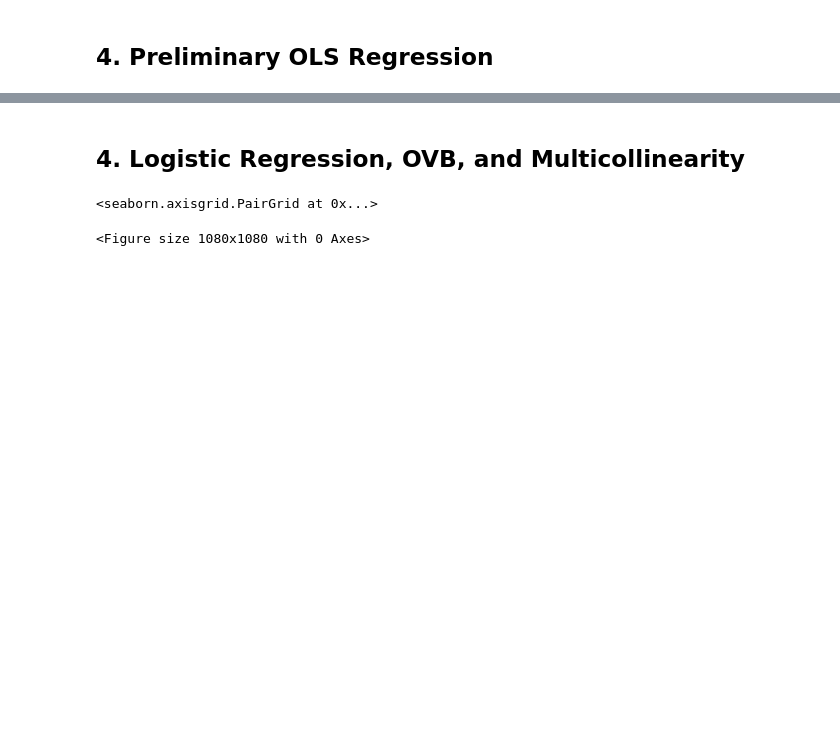
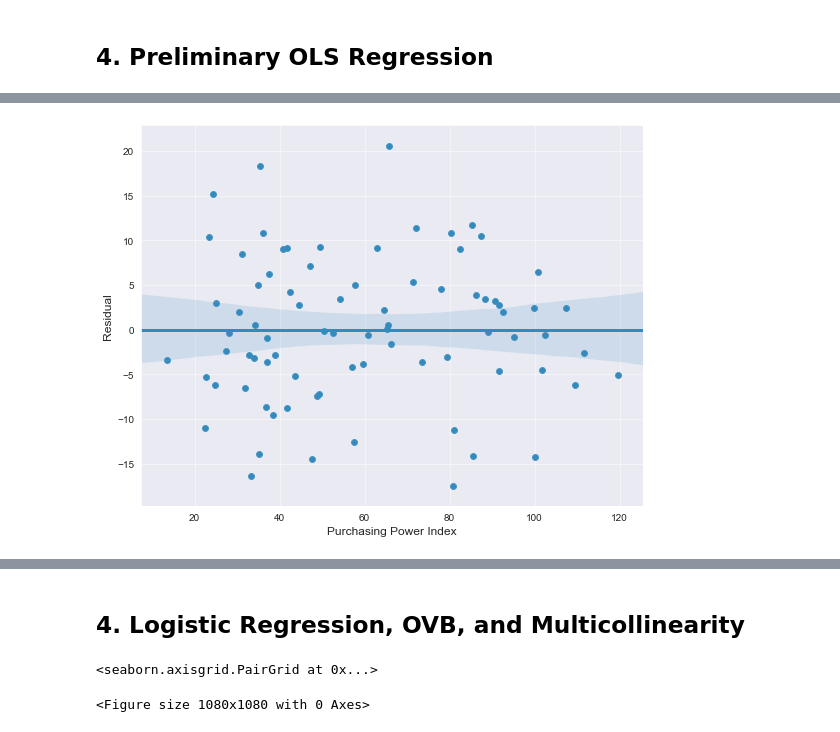
Before and after one commit to AgaskarJ/HealthCareIndex, a Jupyter notebook: Life.ipynb, the cells around one changed output, grey strips where cells are left out. Cells and saved outputs as stored; diff of their text form; code cells hidden in the pictures; blank space fills up the shorter version.

```diff
--- a/Life.ipynb
+++ b/Life.ipynb
@@ -190,0 +173,9 @@ However, In terms of broader economics, the Purchasing Power coefficient is not
+# %%
+# calculating fitted values:
+
+df_fitted = pd.DataFrame()
+df_fitted['Fitted value'] = predictions
+df_fitted['Health Care Index'] = df['Health Care Index']
+df_fitted['Purchasing Power Index'] = df['Purchasing Power Index']
+df_fitted['Residual'] = df['Health Care Index'] - df_fitted['Fitted value']
+df_fitted
@@ -190,0 +196,16 @@ However, In terms of broader economics, the Purchasing Power coefficient is not
+# %%
+import seaborn as sns
+import matplotlib.pyplot as plt
+
+plt.figure(figsize=(9, 7))
+
+sns.set_style("darkgrid")
+
+new_graph = sns.scatterplot(x="Purchasing Power Index", y="Residual", data=df_fitted)
+
+new_graph.set_ylabel("Residual")
+new_graph.set_xlabel("Purchasing Power Index")
+
+ax = sns.regplot(x="Purchasing Power Index", y="Residual", data=df_fitted)
+# %% [output]
+[figure, added]
```
Also changed, not shown: parts of 12 cells of this notebook, 1 other file.
